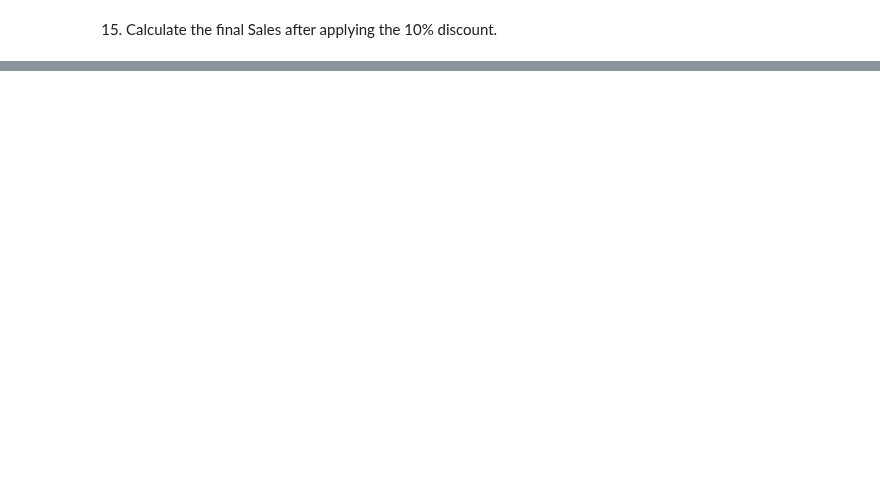
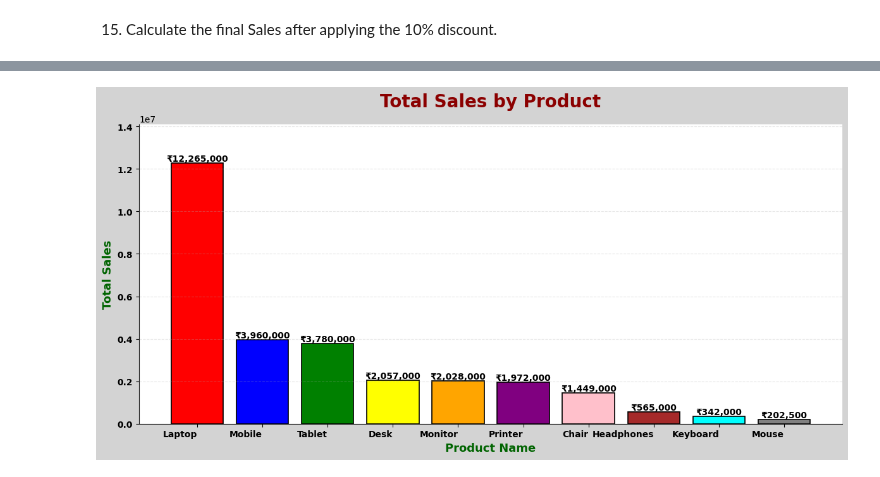
Before and after one commit to Suraj-kumar121K/PANDAS-CURSE, a Jupyter notebook: large_data_practice/01_Sales.ipynb, the cells around one changed output, grey strips where cells are left out. Cells and saved outputs as stored; diff of their text form; code cells hidden in the pictures; blank space fills up the shorter version.

```diff
--- a/large_data_practice/01_Sales.ipynb
+++ b/large_data_practice/01_Sales.ipynb
@@ -517,0 +668,88 @@ Q26. Find the most frequently used PaymentMode.
+# %%
+plt.figure(figsize=(12, 6), facecolor="lightgray")
+bars = plt.bar(
+    product_sales["Product"],
+    product_sales["Sales"],
+    color=["red", "blue", "green", "yellow", "orange",
+           "purple", "pink", "brown", "cyan", "gray"],
+    edgecolor="black",
+    linewidth=1.2
+)
+
+# Chart Title
+plt.title(
+    "Total Sales by Product",
+    fontsize=20,
+    fontweight="bold",
+    color="darkred",
+    pad=20
+)
+
+# x-Axis Labels
+plt.xlabel(
+    "Product Name",
+    fontsize=13,
+    fontweight="bold",
+    color="darkgreen"
+)
+
+# y-Axis Labels
+plt.ylabel(
+    "Total Sales",
+    fontsize=13,
+    fontweight="bold",
+    color="darkgreen"
+)
+
+# Product names
+plt.xticks(
+    rotation=0,
+    ha="right",
+    fontsize=10,
+    fontweight="bold"
+)
+
+# Total Sales
+plt.yticks(
+    fontsize=10,
+    fontweight="bold"
+)
+# Background
+plt.gca().set_facecolor("white")
+
+# Light grid
+plt.grid(
+    axis="y",
+    linestyle="--",
+    alpha=0.3
+)
+
+# Sales value bar ke upar
+for bar in bars:
+    value = bar.get_height()
+    plt.text(
+        bar.get_x() + bar.get_width() / 2,
+        value,
+        f"₹{value:,.0f}",
+        ha="center",
+        va="bottom",
+        fontsize=10,
+        fontweight="bold"
+    )
+
+# Y-axis me thoda extra space
+plt.ylim(
+    0,
+    product_sales["Sales"].max() * 1.15
+)
+
+# Layout adjust
+plt.tight_layout()
+
+# Border/spines ko clean kiya
+plt.gca().spines["top"].set_visible(False)
+plt.gca().spines["right"].set_visible(False)
+
+plt.show()
+# %% [output]
+[figure, added]
```
Also changed, not shown: parts of 29 cells of this notebook.
